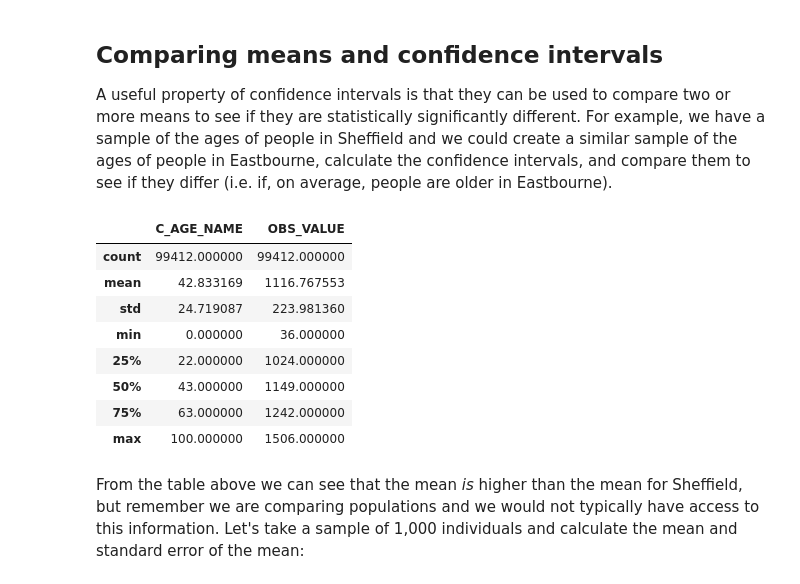
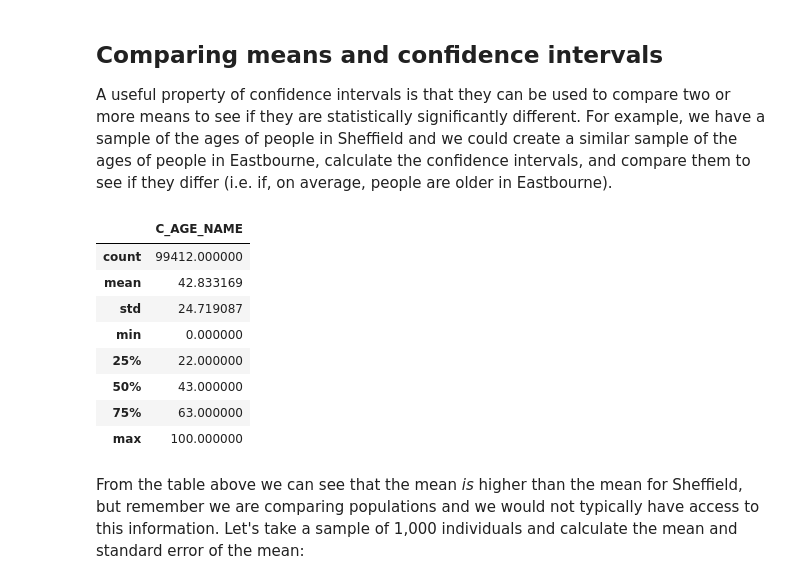
Before and after one commit to philmikejones/stats101, a Jupyter notebook: notebooks/stats101.ipynb, the cells around one changed output. Cells and saved outputs as stored; diff of their text form; code cells hidden in the pictures.

```diff
--- a/notebooks/stats101.ipynb
+++ b/notebooks/stats101.ipynb
@@ -472,35 +474,37 @@ For example, we have a sample of the ages of people in Sheffield and we could cr
 # %%
 if not os.path.isfile("../data/external/age_eb.csv"):
     age_eb = "https://www.nomisweb.co.uk/api/v01/dataset/NM_1531_1.data.csv?date=latest&geography=1946157295&c_age=1...101&measures=20100&signature=NPK-0c73734c0f725c979cee3a:0x65c03934cecfca562500f65e9cb1bd2083fbea01"
     age_eb = requests.get(age_eb)
     age_eb = age_eb.text
     outfile = open("../data/external/age_eb.csv", "w")
     outfile.write(age_eb)
 
 age_eb = pd.read_csv("../data/external/age_eb.csv")
 age_eb = age_eb[["C_AGE_NAME", "OBS_VALUE"]]
 age_eb.C_AGE_NAME = age_eb.C_AGE_NAME.str.replace("Age under 1", "0")
 age_eb.C_AGE_NAME = age_eb.C_AGE_NAME.str.replace(" and over", "")
 age_eb.C_AGE_NAME = age_eb.C_AGE_NAME.str.replace("Age ", "")
 age_eb.C_AGE_NAME = pd.to_numeric(age_eb.C_AGE_NAME)
 sum_obsvalue = age_eb.OBS_VALUE.sum()  # for checks
 
 age_eb = age_eb.loc[age_eb.index.repeat(age_eb["OBS_VALUE"])]
 
 if len(age_eb.index) != sum_obsvalue:
     raise Exception("age_eb data frame not spread correctly")
 
+age_eb = age_eb.drop("OBS_VALUE", axis = 1)
+
 age_eb.describe()
 # %% [output]
-|  | C_AGE_NAME | OBS_VALUE |
-| count | 99412.000000 | 99412.000000 |
-| mean | 42.833169 | 1116.767553 |
-| std | 24.719087 | 223.981360 |
-| min | 0.000000 | 36.000000 |
-| 25% | 22.000000 | 1024.000000 |
-| 50% | 43.000000 | 1149.000000 |
-| 75% | 63.000000 | 1242.000000 |
-| max | 100.000000 | 1506.000000 |
+|  | C_AGE_NAME |
+| count | 99412.000000 |
+| mean | 42.833169 |
+| std | 24.719087 |
+| min | 0.000000 |
+| 25% | 22.000000 |
+| 50% | 43.000000 |
+| 75% | 63.000000 |
+| max | 100.000000 |
 # %% [markdown]
 From the table above we can see that the mean *is* higher than the mean for Sheffield, but remember we are comparing populations and we would not typically have access to this information.
 Let's take a sample of 1,000 individuals and calculate the mean and standard error of the mean:
```
Also changed, not shown: parts of 1 cell of this notebook.
